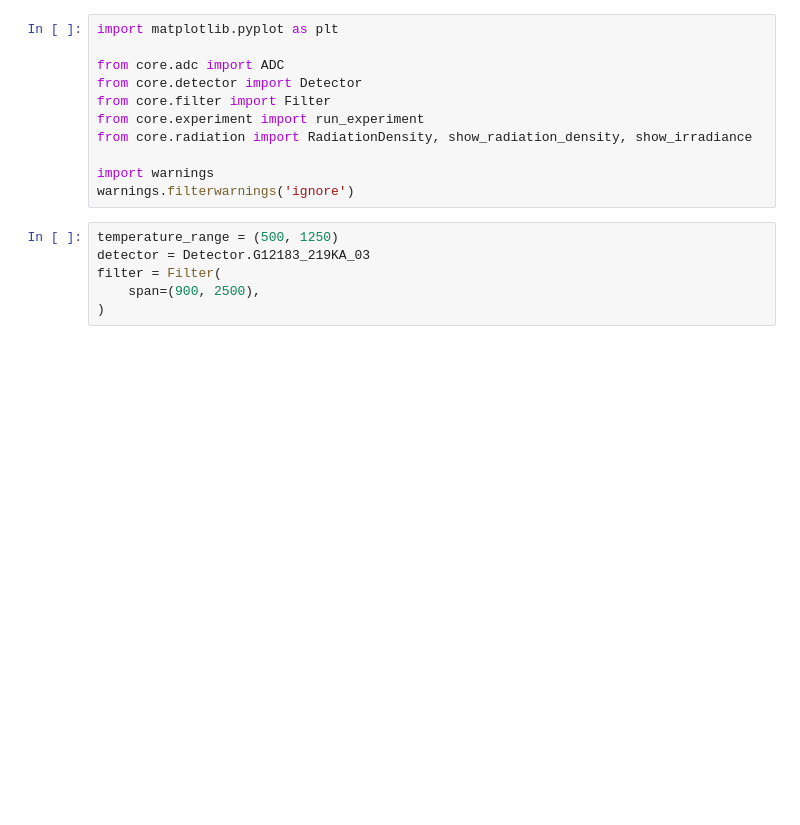
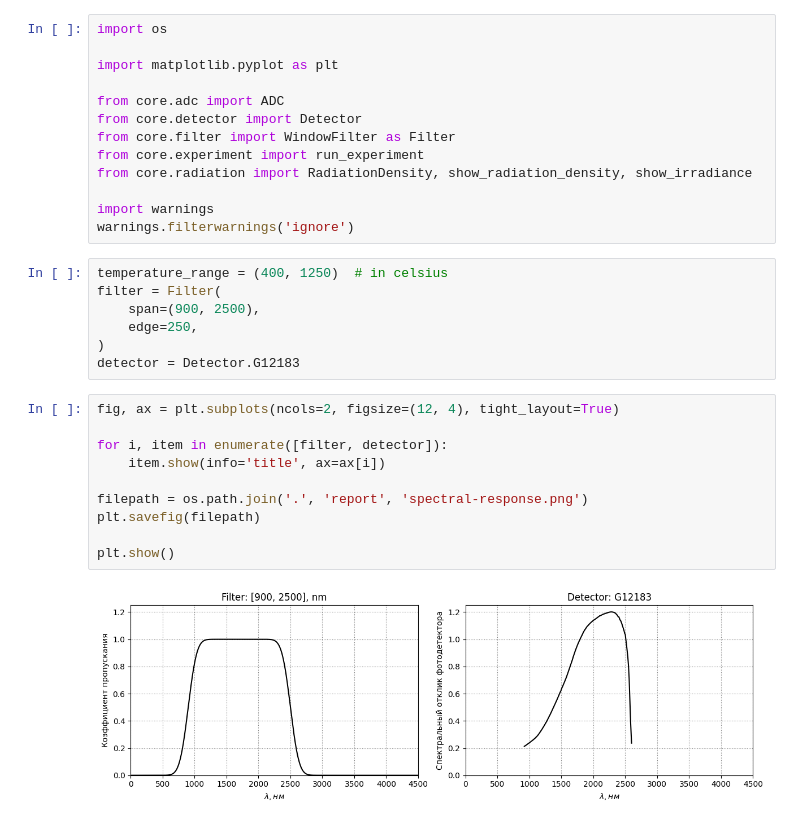
Before and after one commit to Exinker/optical-pyrometer, a Jupyter notebook: app.ipynb, the cells around one changed output. Cells and saved outputs as stored; diff of their text form; blank space fills up the shorter version.

```diff
--- a/app.ipynb
+++ b/app.ipynb
@@ -1,20 +1,35 @@
 # %%
+import os
+
 import matplotlib.pyplot as plt
 
 from core.adc import ADC
 from core.detector import Detector
-from core.filter import Filter
+from core.filter import WindowFilter as Filter
 from core.experiment import run_experiment
 from core.radiation import RadiationDensity, show_radiation_density, show_irradiance
 
 import warnings
 warnings.filterwarnings('ignore')
 # %%
-temperature_range = (500, 1250)
-detector = Detector.G12183_219KA_03
+temperature_range = (400, 1250)  # in celsius
 filter = Filter(
     span=(900, 2500),
+    edge=250,
 )
+detector = Detector.G12183
+# %%
+fig, ax = plt.subplots(ncols=2, figsize=(12, 4), tight_layout=True)
+
+for i, item in enumerate([filter, detector]):
+    item.show(info='title', ax=ax[i])
+
+filepath = os.path.join('.', 'report', 'spectral-response.png')
+plt.savefig(filepath)
+
+plt.show()
+# %% [output]
+[figure, added]
 # %%
 fig, ax = plt.subplots(ncols=2, figsize=(12, 4), tight_layout=True)
 
```
Also changed, not shown: parts of 5 cells of this notebook, 23 other files.
